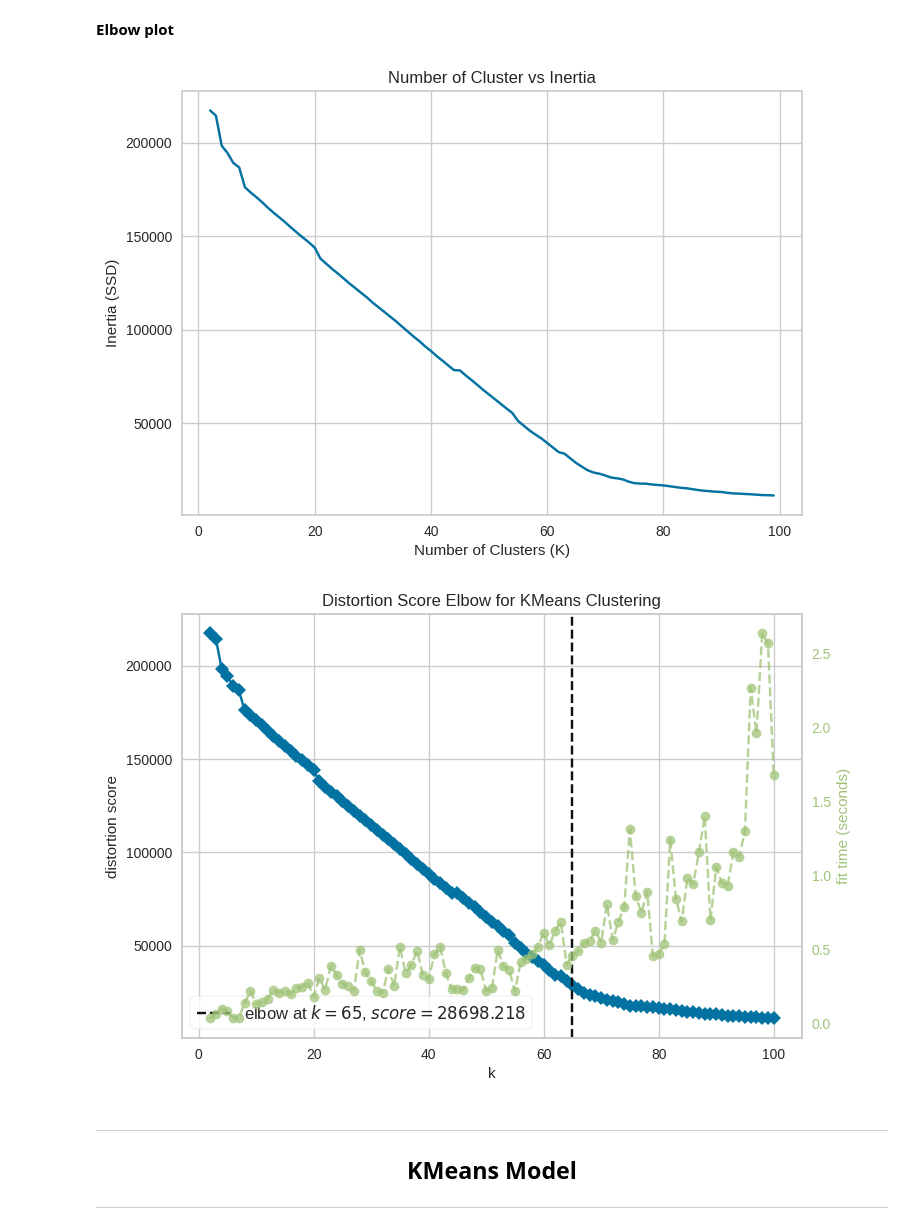
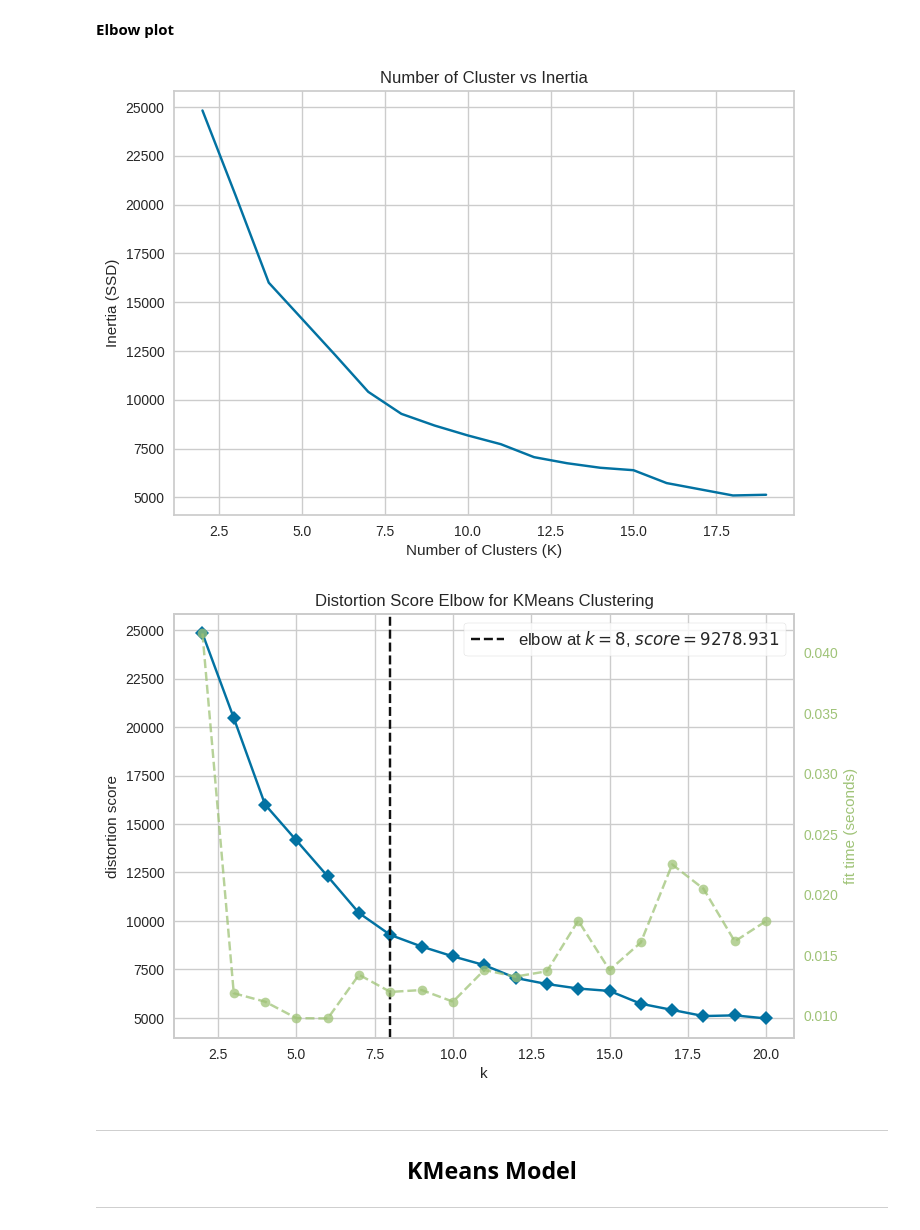
Before and after one commit to ABF-QC/Module3_Project2_solo, a Jupyter notebook: notebook/Clustering.ipynb, the cells around one changed output. Cells and saved outputs as stored; diff of their text form; code cells hidden in the pictures.

```diff
--- a/notebook/Clustering.ipynb
+++ b/notebook/Clustering.ipynb
@@ -47,7 +66,19 @@ NameError: name 'pd' is not defined
 # %%
 col2discard = []
 
-col2keep = []
+col2keep = ['max_players',
+            'minplaytime',
+            'maxplaytime',
+            'age',
+            'ratings_avg',
+            'count_wanting',
+            'count_wishing',
+            'Sentiment'
+           ]
 
-col2encode = []
+col2encode = ['gamename',
+              'mechanics',
+              'categories',
+              'lang'
+             ]
 # %% [markdown]
@@ -55,4 +86,2 @@ col2encode = []
 # %%
-# Seperate X and y features
-X = df.drop(columns=[''])
-y = df['']
+X = df[col2keep]
@@ -85,27 +112,27 @@ X_sub_scaled = scaler.fit_transform(X_sub)
 # List to store the sum of squared distances (inertia) for each K
 ssd = []
 
-# Testing K values from 2 to 70
-for k in range(2, 100):
+# Testing K values from 2 to 20
+for k in range(2, 20):
     kmeans = KMeans(n_clusters=k, random_state=5)
     kmeans.fit(X_scaled)
     ssd.append(kmeans.inertia_)
 # %%
 # Plot the elbow graph
-plt.plot(range(2, 100), ssd)
+plt.plot(range(2, 20), ssd)
 plt.xlabel('Number of Clusters (K)')
 plt.ylabel('Inertia (SSD)')
 plt.title('Number of Cluster vs Inertia')
 plt.show()
 # %% [output]
-[figure, old version]
+[figure, new version]
 # %%
 # Create the Elbow Visualizer for max number of 10 clusters
-Elbow_M = KElbowVisualizer(KMeans(random_state=5), k=100)
+Elbow_M = KElbowVisualizer(KMeans(random_state=5), k=20)
 Elbow_M.fit(X_scaled)  # fit on PCA transformed data
 Elbow_M.show();
 # %% [output]
-[figure, old version]
+[figure, new version]
 # %% [markdown]
 ---
 
```
Also changed, not shown: parts of 54 cells of this notebook.
